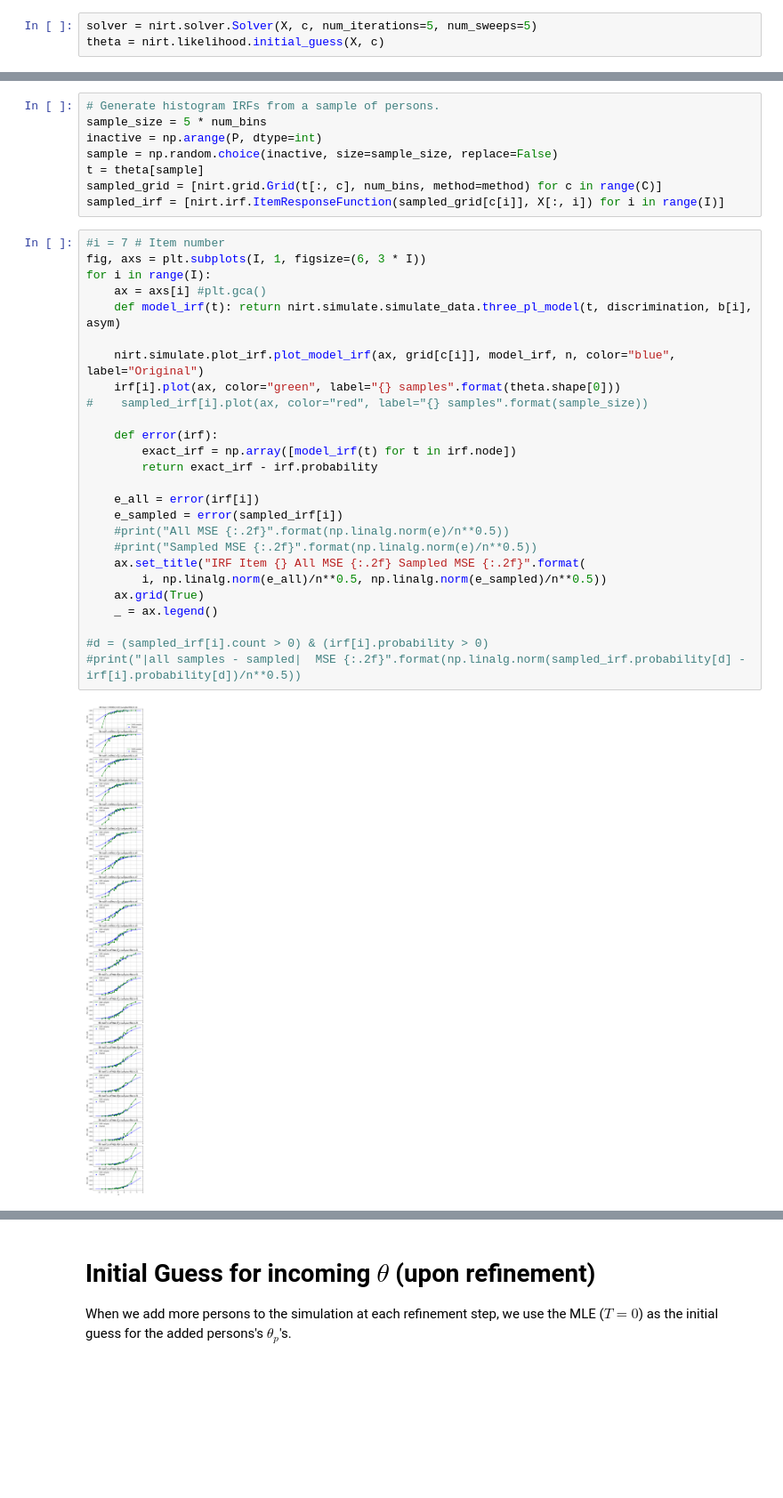
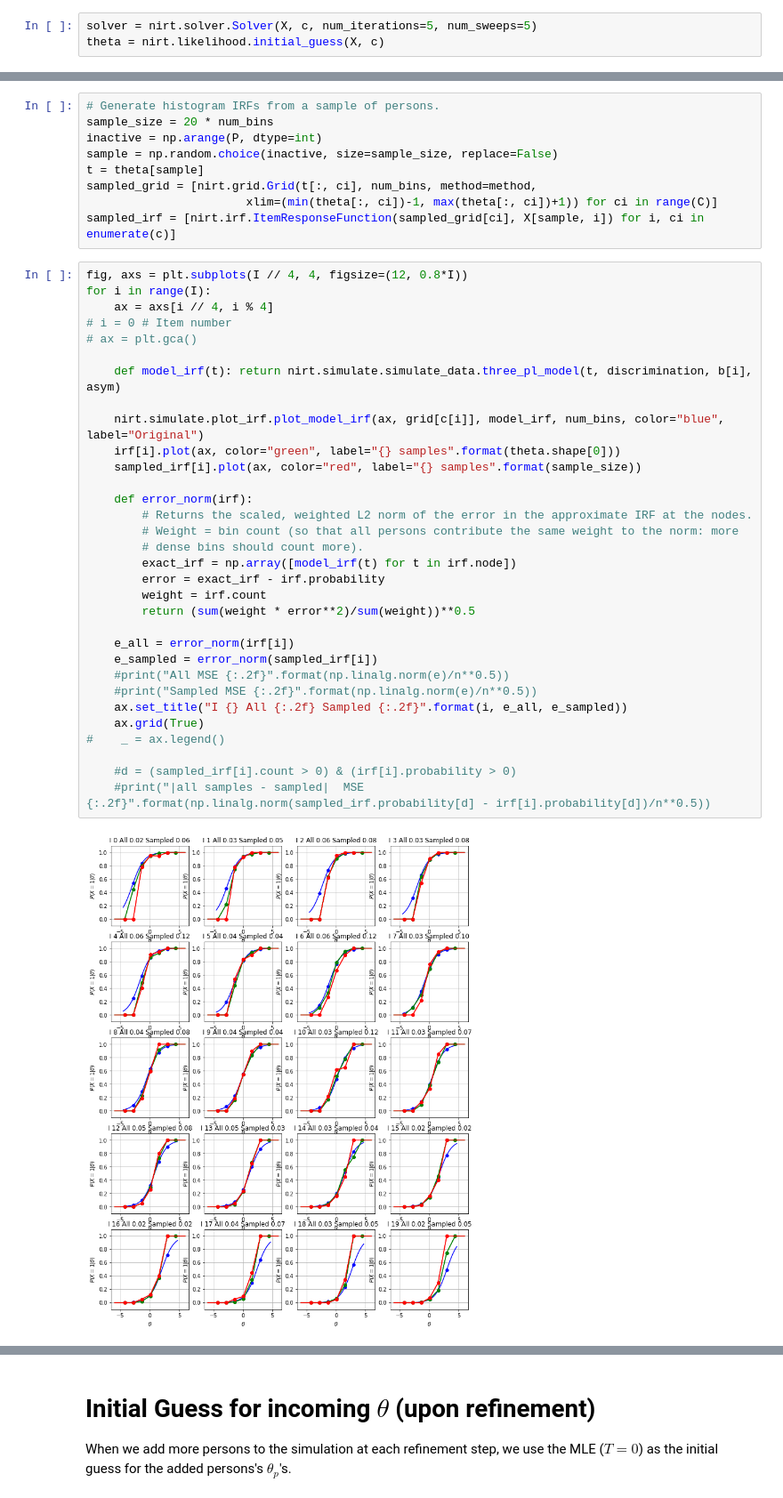
Before and after one commit to ETS-Next-Gen/irt-mcmc, a Jupyter notebook: notebooks/irt_solver_1d_simulated_data.ipynb, the cells around one changed output, grey strips where cells are left out. Shown: that part at 89% size. Drawn from its saved outputs; the diff is of its cells as text; blank space fills up the shorter version.

Commit message:
Verified that 20 persons per bin with uniform grid over a fixed domain (theta = [-6,6]) gives a good initial IRF approximation. See notebook.,

```diff
--- a/notebooks/irt_solver_1d_simulated_data.ipynb
+++ b/notebooks/irt_solver_1d_simulated_data.ipynb
@@ -97,36 +97,43 @@ plt.hist(bin_index, 50);
 # %%
 # Generate histogram IRFs from a sample of persons.
-sample_size = 5 * num_bins
+sample_size = 20 * num_bins
 inactive = np.arange(P, dtype=int)
 sample = np.random.choice(inactive, size=sample_size, replace=False)
 t = theta[sample]
-sampled_grid = [nirt.grid.Grid(t[:, c], num_bins, method=method) for c in range(C)]
-sampled_irf = [nirt.irf.ItemResponseFunction(sampled_grid[c[i]], X[:, i]) for i in range(I)]
+sampled_grid = [nirt.grid.Grid(t[:, ci], num_bins, method=method,
+                       xlim=(min(theta[:, ci])-1, max(theta[:, ci])+1)) for ci in range(C)]
+sampled_irf = [nirt.irf.ItemResponseFunction(sampled_grid[ci], X[sample, i]) for i, ci in enumerate(c)]
 # %%
-#i = 7 # Item number
-fig, axs = plt.subplots(I, 1, figsize=(6, 3 * I))
+fig, axs = plt.subplots(I // 4, 4, figsize=(12, 0.8*I))
 for i in range(I):
-    ax = axs[i] #plt.gca()
+    ax = axs[i // 4, i % 4]
+# i = 0 # Item number
+# ax = plt.gca()
+
     def model_irf(t): return nirt.simulate.simulate_data.three_pl_model(t, discrimination, b[i], asym)
 
-    nirt.simulate.plot_irf.plot_model_irf(ax, grid[c[i]], model_irf, n, color="blue", label="Original")
+    nirt.simulate.plot_irf.plot_model_irf(ax, grid[c[i]], model_irf, num_bins, color="blue", label="Original")
     irf[i].plot(ax, color="green", label="{} samples".format(theta.shape[0]))
-#    sampled_irf[i].plot(ax, color="red", label="{} samples".format(sample_size))
+    sampled_irf[i].plot(ax, color="red", label="{} samples".format(sample_size))
 
-    def error(irf):
+    def error_norm(irf):
+        # Returns the scaled, weighted L2 norm of the error in the approximate IRF at the nodes.
+        # Weight = bin count (so that all persons contribute the same weight to the norm: more
+        # dense bins should count more).
         exact_irf = np.array([model_irf(t) for t in irf.node])
-        return exact_irf - irf.probability
+        error = exact_irf - irf.probability
+        weight = irf.count
+        return (sum(weight * error**2)/sum(weight))**0.5
 
-    e_all = error(irf[i])
-    e_sampled = error(sampled_irf[i])
+    e_all = error_norm(irf[i])
+    e_sampled = error_norm(sampled_irf[i])
     #print("All MSE {:.2f}".format(np.linalg.norm(e)/n**0.5))
     #print("Sampled MSE {:.2f}".format(np.linalg.norm(e)/n**0.5))
-    ax.set_title("IRF Item {} All MSE {:.2f} Sampled MSE {:.2f}".format(
-        i, np.linalg.norm(e_all)/n**0.5, np.linalg.norm(e_sampled)/n**0.5))
+    ax.set_title("I {} All {:.2f} Sampled {:.2f}".format(i, e_all, e_sampled))
     ax.grid(True)
-    _ = ax.legend()
+#    _ = ax.legend()
 
-#d = (sampled_irf[i].count > 0) & (irf[i].probability > 0)
-#print("|all samples - sampled|  MSE {:.2f}".format(np.linalg.norm(sampled_irf.probability[d] - irf[i].probability[d])/n**0.5))
+    #d = (sampled_irf[i].count > 0) & (irf[i].probability > 0)
+    #print("|all samples - sampled|  MSE {:.2f}".format(np.linalg.norm(sampled_irf.probability[d] - irf[i].probability[d])/n**0.5))
 # %% [output]
-[figure, old version]
+[figure, new version]
```
Also changed, not shown: parts of 9 cells of this notebook, 6 other files.
